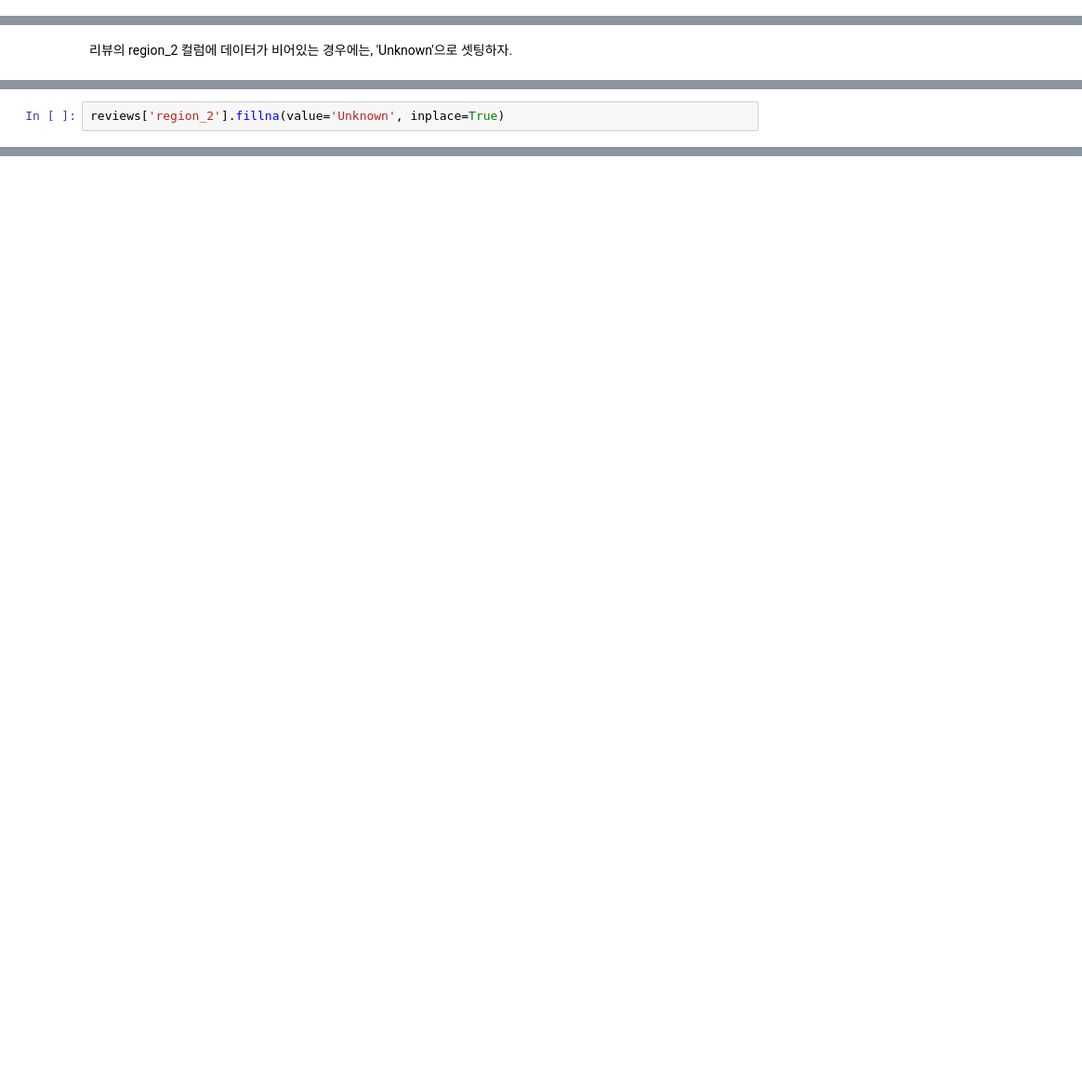
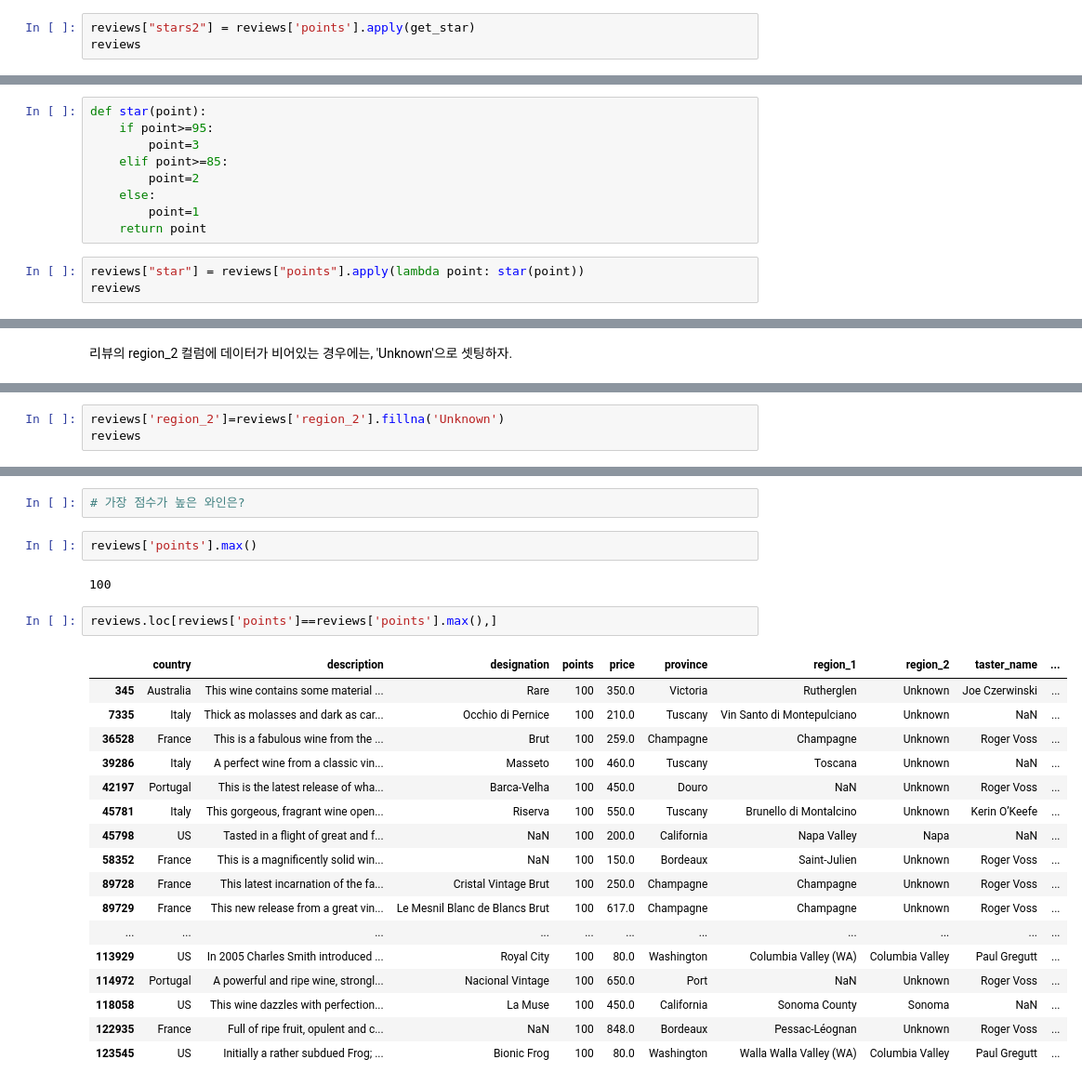
Before and after one commit to kimjeoungeun/my_study, a Jupyter notebook: Python_Study/0522/2.d 실습 Pandas-3.ipynb, the cells around one changed output, grey strips where cells are left out. Shown at 93% size. Drawn from its saved outputs; the diff is of its cells as text; blank space fills up the shorter version.

```diff
--- a/Python_Study/0522/2.d 실습 Pandas-3.ipynb
+++ b/Python_Study/0522/2.d 실습 Pandas-3.ipynb
@@ -278,0 +361,3 @@ descriptor_counts=reviews['description'].str.contains('tropical|fruity')
+# %%
+reviews["stars2"] = reviews['points'].apply(get_star)
+reviews
@@ -278,0 +378,12 @@ descriptor_counts=reviews['description'].str.contains('tropical|fruity')
+# %%
+def star(point):
+    if point>=95:
+        point=3
+    elif point>=85:
+        point=2
+    else:
+        point=1
+    return point
+# %%
+reviews["star"] = reviews["points"].apply(lambda point: star(point))
+reviews
@@ -281,2 +421,3 @@ descriptor_counts=reviews['description'].str.contains('tropical|fruity')
 # %%
-reviews['region_2'].fillna(value='Unknown', inplace=True)
+reviews['region_2']=reviews['region_2'].fillna('Unknown')
+reviews
@@ -298,0 +461,26 @@ reviews
+# %%
+# 가장 점수가 높은 와인은?
+# %%
+reviews['points'].max()
+# %% [output]
+100
+# %%
+reviews.loc[reviews['points']==reviews['points'].max(),]
+# %% [output]
+|  | country | description | designation | points | price | province | region_1 | region_2 | taster_name | ... |
+| 345 | Australia | This wine contains some material ... | Rare | 100 | 350.0 | Victoria | Rutherglen | Unknown | Joe Czerwinski | ... |
+| 7335 | Italy | Thick as molasses and dark as car... | Occhio di Pernice | 100 | 210.0 | Tuscany | Vin Santo di Montepulciano | Unknown | NaN | ... |
+| 36528 | France | This is a fabulous wine from the ... | Brut | 100 | 259.0 | Champagne | Champagne | Unknown | Roger Voss | ... |
+| 39286 | Italy | A perfect wine from a classic vin... | Masseto | 100 | 460.0 | Tuscany | Toscana | Unknown | NaN | ... |
+| 42197 | Portugal | This is the latest release of wha... | Barca-Velha | 100 | 450.0 | Douro | NaN | Unknown | Roger Voss | ... |
+| 45781 | Italy | This gorgeous, fragrant wine open... | Riserva | 100 | 550.0 | Tuscany | Brunello di Montalcino | Unknown | Kerin O’Keefe | ... |
+| 45798 | US | Tasted in a flight of great and f... | NaN | 100 | 200.0 | California | Napa Valley | Napa | NaN | ... |
+| 58352 | France | This is a magnificently solid win... | NaN | 100 | 150.0 | Bordeaux | Saint-Julien | Unknown | Roger Voss | ... |
+| 89728 | France | This latest incarnation of the fa... | Cristal Vintage Brut | 100 | 250.0 | Champagne | Champagne | Unknown | Roger Voss | ... |
+| 89729 | France | This new release from a great vin... | Le Mesnil Blanc de Blancs Brut | 100 | 617.0 | Champagne | Champagne | Unknown | Roger Voss | ... |
+| ... | ... | ... | ... | ... | ... | ... | ... | ... | ... | ... |
+| 113929 | US | In 2005 Charles Smith introduced ... | Royal City | 100 | 80.0 | Washington | Columbia Valley (WA) | Columbia Valley | Paul Gregutt | ... |
+| 114972 | Portugal | A powerful and ripe wine, strongl... | Nacional Vintage | 100 | 650.0 | Port | NaN | Unknown | Roger Voss | ... |
+| 118058 | US | This wine dazzles with perfection... | La Muse | 100 | 450.0 | California | Sonoma County | Sonoma | NaN | ... |
+| 122935 | France | Full of ripe fruit, opulent and c... | NaN | 100 | 848.0 | Bordeaux | Pessac-Léognan | Unknown | Roger Voss | ... |
+| 123545 | US | Initially a rather subdued Frog; ... | Bionic Frog | 100 | 80.0 | Washington | Walla Walla Valley (WA) | Columbia Valley | Paul Gregutt | ... |
```
Also changed, not shown: parts of 39 cells of this notebook, 2 other files.
